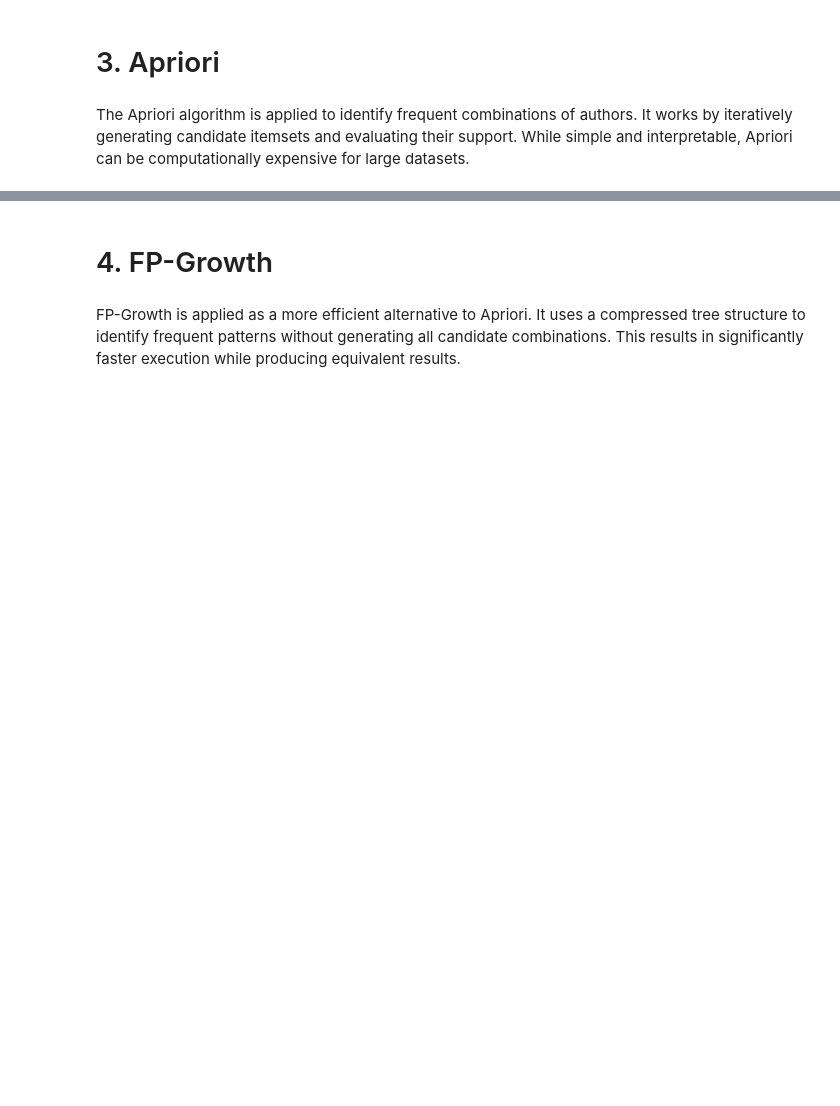
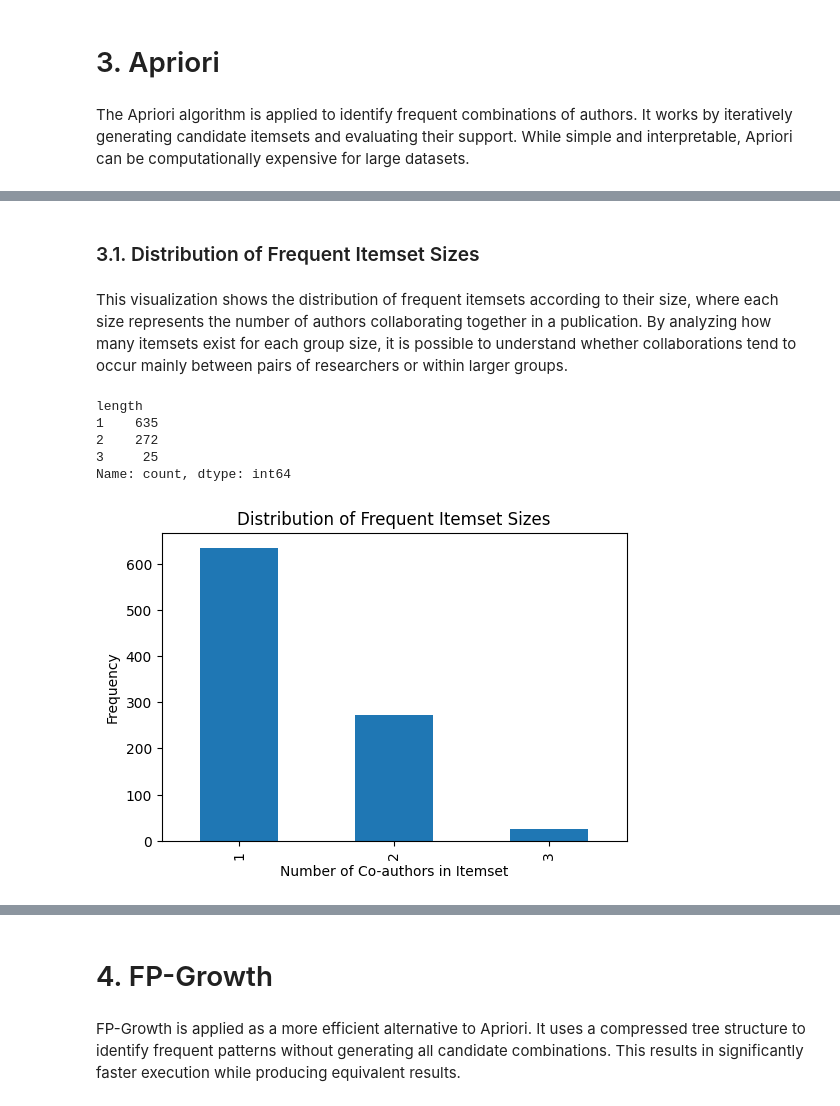
Before and after one commit to fvalderramab/proyecto_horus, a Jupyter notebook: notebooks/03_association.ipynb, the cells around one changed output, grey strips where cells are left out. Drawn from its saved outputs; the diff is of its cells as text; code cells hidden in the pictures; blank space fills up the shorter version.

```diff
--- a/notebooks/03_association.ipynb
+++ b/notebooks/03_association.ipynb
@@ -237,0 +309,25 @@ print(frequent_itemsets_apriori.head())
+# %% [markdown]
+### 3.1. Distribution of Frequent Itemset Sizes
+# %% [markdown]
+This visualization shows the distribution of frequent itemsets according to their size, where each size represents the number of authors collaborating together in a publication. By analyzing how many itemsets exist for each group size, it is possible to understand whether collaborations tend to occur mainly between pairs of researchers or within larger groups.
+# %%
+frequent_itemsets_apriori['length'] = frequent_itemsets_apriori['itemsets'].apply(len)
+
+itemset_distribution = frequent_itemsets_apriori['length'].value_counts().sort_index()
+
+print(itemset_distribution)
+
+plt.figure(figsize=(6,4))
+itemset_distribution.plot(kind='bar')
+
+plt.title("Distribution of Frequent Itemset Sizes")
+plt.xlabel("Number of Co-authors in Itemset")
+plt.ylabel("Frequency")
+plt.show()
+# %% [output]
+length
+1    635
+2    272
+3     25
+Name: count, dtype: int64
+[figure, added]
```
Also changed, not shown: parts of 40 cells of this notebook, 1 other file.
